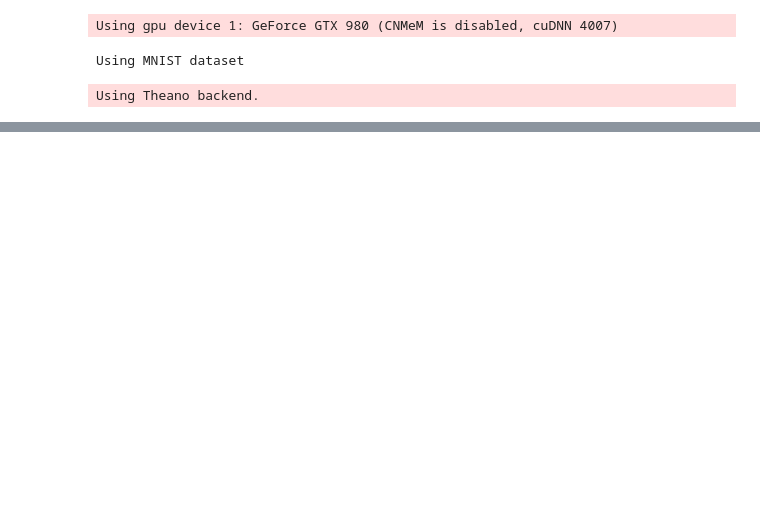
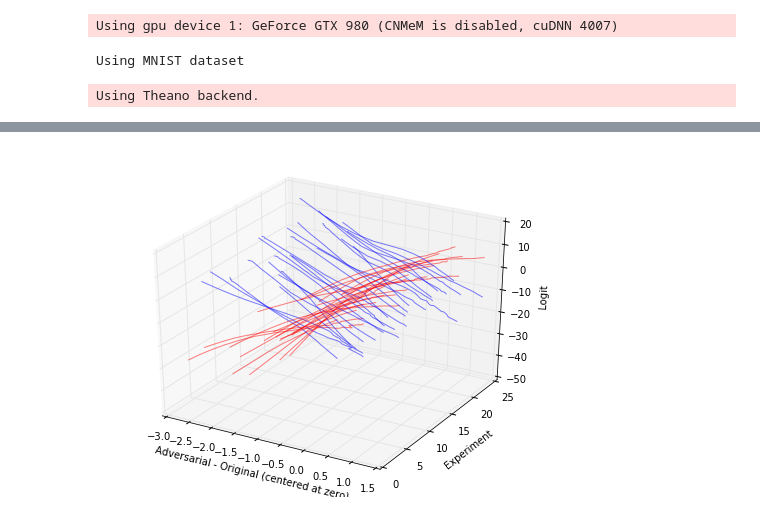
Before and after one commit to tabacof/adv_vae, a Jupyter notebook: mnist_clf.ipynb, the cells around one changed output, grey strips where cells are left out. Drawn from its saved outputs; the diff is of its cells as text; code cells hidden in the pictures; blank space fills up the shorter version.

```diff
--- a/mnist_clf.ipynb
+++ b/mnist_clf.ipynb
@@ -264,0 +325,20 @@ Img 7212 Adv label 6
+# %%
+fig = plt.figure()
+ax = fig.add_subplot(111, projection='3d')
+
+for i in range(n):
+    intersection = np.argmax((orig_prob_logit[i] - adv_prob_logit[i]) >= 0)
+    intersection_x = (adv_norm[i][intersection-1] + adv_norm[i][intersection])/2.0
+    intersection_y1 = 0#(adv_prob_logit[i][intersection-1] + adv_prob_logit[i][intersection])/2.0
+    intersection_y2 = 0#(orig_prob_logit[i][intersection-1] + orig_prob_logit[i][intersection])/2.0
+    ax.plot(adv_norm[i]-intersection_x, [i]*len(adv_prob[i]), adv_prob_logit[i]-intersection_y1, color = 'r', alpha = 0.5)
+    ax.plot(adv_norm[i]-intersection_x, [i]*len(adv_prob[i]), orig_prob_logit[i]-intersection_y2, color = 'b', alpha = 0.5)
+
+ax.set_xlabel('Adversarial - Original (centered at zero)')
+ax.set_ylabel('Experiment')
+ax.set_zlabel('Logit')
+fig.set_figwidth(8)
+fig.set_figheight(6)
+plt.show()
+# %% [output]
+[figure, added]
```
Also changed, not shown: parts of 11 cells of this notebook, 8 other files.
